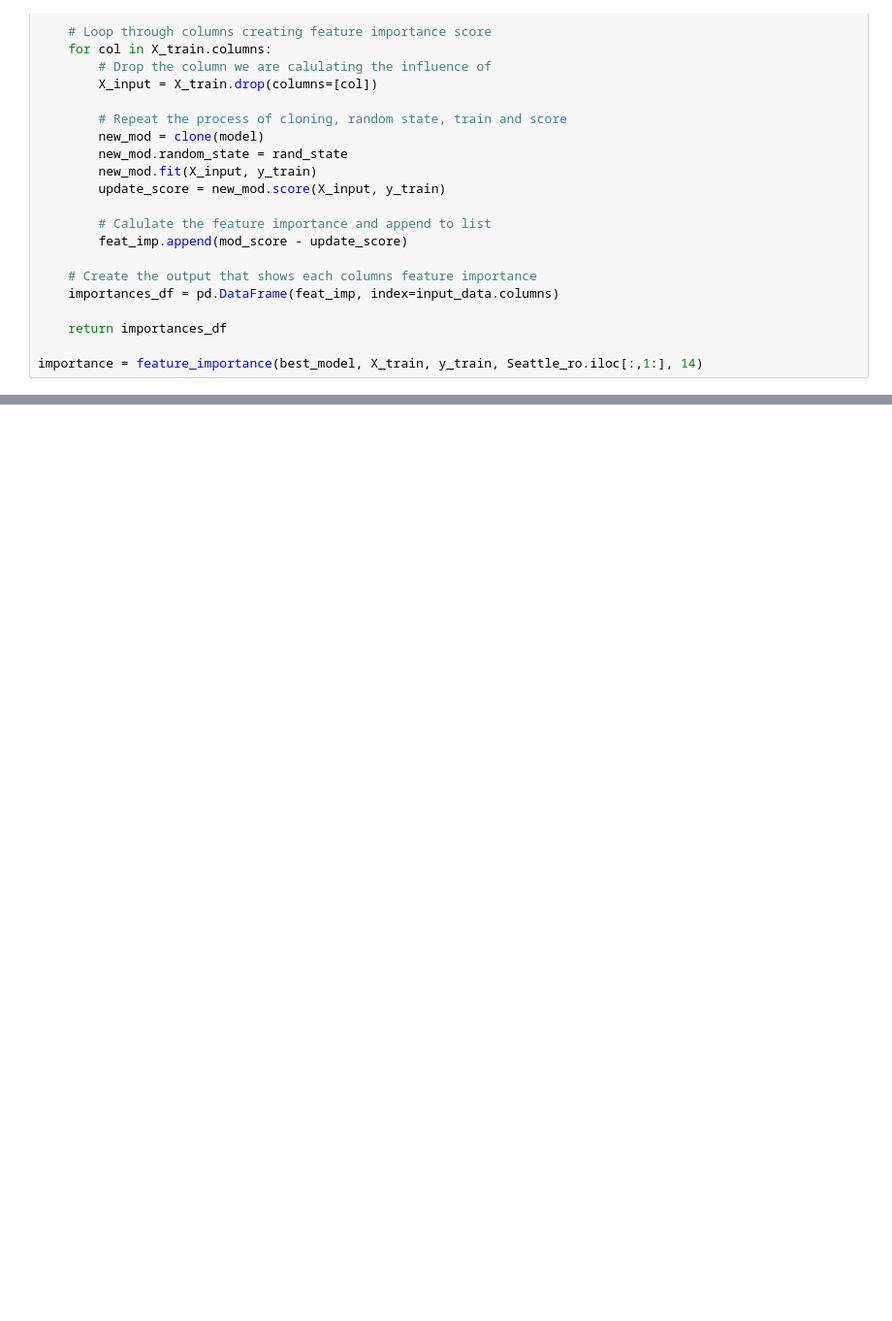
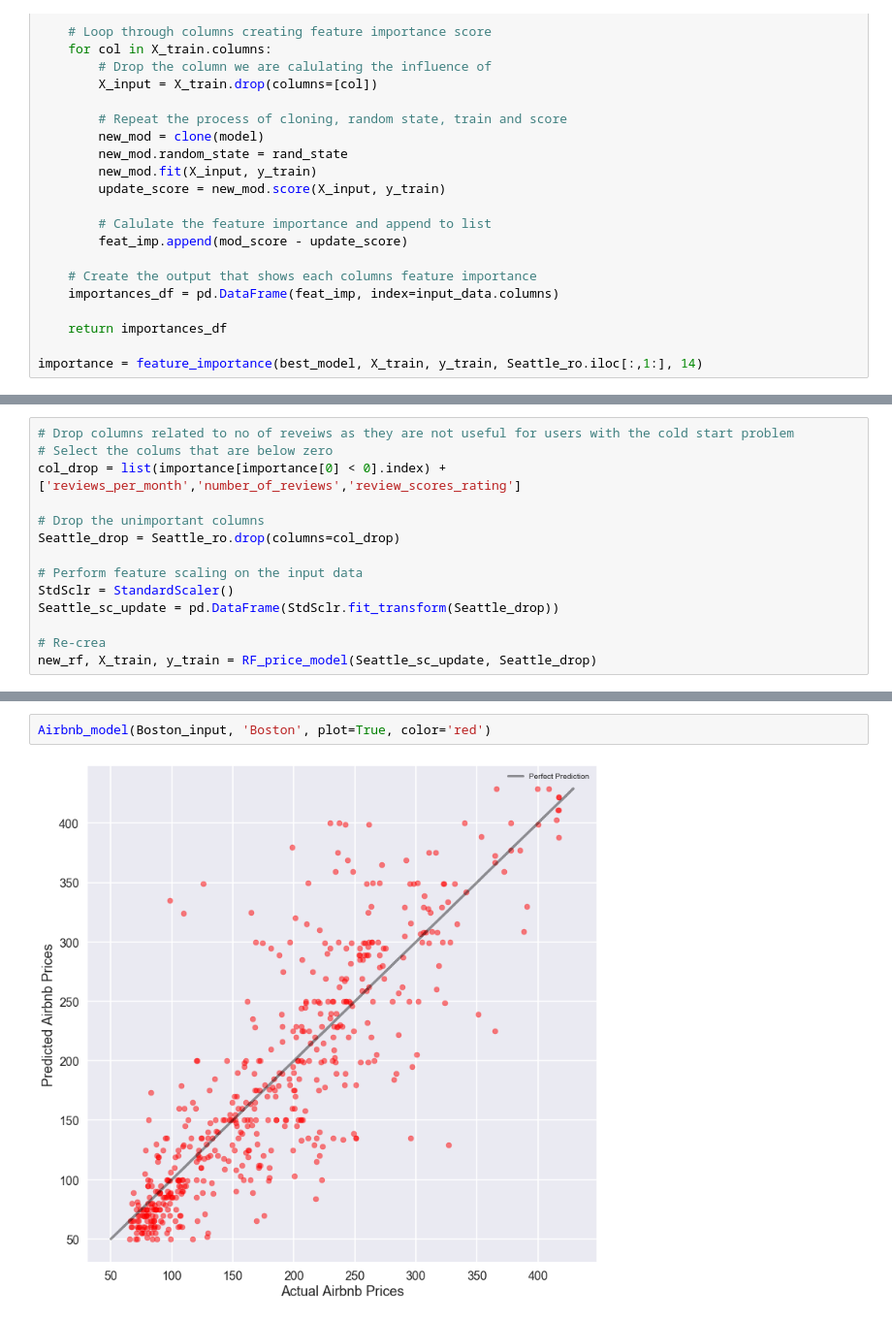
Before and after one commit to WarwickR92/Airbnb-Market-Analysis, a Jupyter notebook: Data_Processing (Data Modeling) .ipynb, the cells around one changed output, grey strips where cells are left out. Shown at 97% size. Drawn from its saved outputs; the diff is of its cells as text; blank space fills up the shorter version.

```diff
--- a/Data_Processing (Data Modeling) .ipynb
+++ b/Data_Processing (Data Modeling) .ipynb
@@ -492,0 +512,14 @@ update_rf = RF_price_model(Seattle_input)
+# %%
+# Drop columns related to no of reveiws as they are not useful for users with the cold start problem
+# Select the colums that are below zero
+col_drop = list(importance[importance[0] < 0].index) + ['reviews_per_month','number_of_reviews','review_scores_rating']
+
+# Drop the unimportant columns
+Seattle_drop = Seattle_ro.drop(columns=col_drop)
+
+# Perform feature scaling on the input data
+StdSclr = StandardScaler()
+Seattle_sc_update = pd.DataFrame(StdSclr.fit_transform(Seattle_drop))
+
+# Re-crea
+new_rf, X_train, y_train = RF_price_model(Seattle_sc_update, Seattle_drop)
@@ -518,0 +648,4 @@ print('Accuracy:', round(accuracy, 2), '%.')
+# %%
+Airbnb_model(Boston_input, 'Boston', plot=True, color='red')
+# %% [output]
+[figure, added]
```
Also changed, not shown: parts of 32 cells of this notebook, 3 other files.
